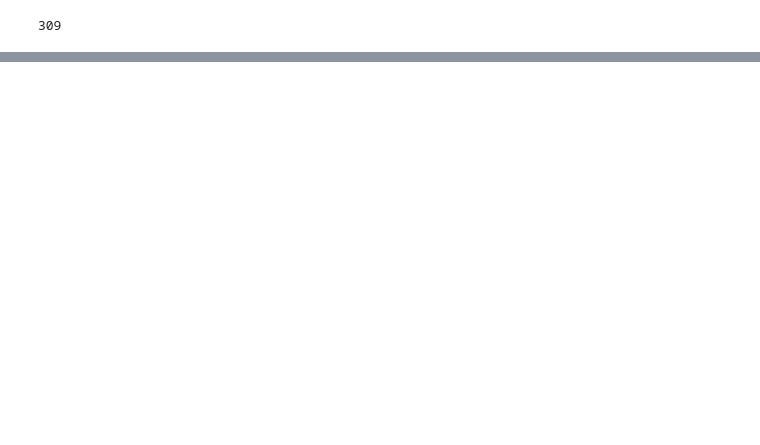
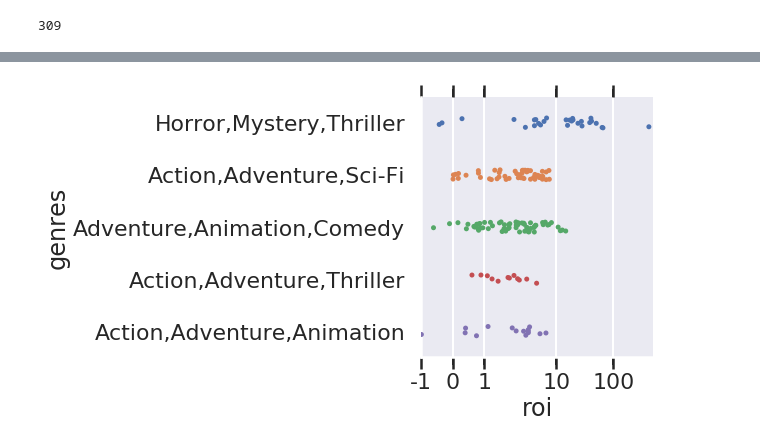
Before and after one commit to Mcllstr/ds-project-1-movie-analysis, a Jupyter notebook: notebook_final.ipynb, the cells around one changed output, grey strips where cells are left out. Cells and saved outputs as stored; diff of their text form; code cells hidden in the pictures; blank space fills up the shorter version.

```diff
--- a/notebook_final.ipynb
+++ b/notebook_final.ipynb
@@ -489,0 +378,4 @@ plt.show()
+# %%
+#rank the genres by BtoR
+ranked_genres = list(bigsample_genres.sort_values('BtoR', ascending=False).index)
+ranked_genres
@@ -489,0 +454,4 @@ plt.show()
+# %%
+# Get a list of top 5 genres
+top5_genres = ranked_genres[:5]
+top5_genres
@@ -489,0 +464,8 @@ plt.show()
+# %%
+i_top = []
+for i, element in enumerate(bigsample_movies['genres']):
+    if element in top5_genres:
+        i_top.append(i)
+# %%
+top5_df = bigsample_movies.iloc[i_top, :]
+top5_df
@@ -490,2 +492,16 @@ plt.show()
+# %%
+fg = sns.catplot(data = top5_df, y='genres', x='roi', order=ranked_genres[0:5])
+fg.set(xscale='symlog')
+#fg.set_xlabel("ROI")
+#fg.set_ylabel('Top 5 Benefit-to-Risk Genres')
+#rect = Rectangle((-5,-1), 5, 100, color='red', alpha=.3)
+#ax.add_patch(rect)
+fg.set(xlim=(-1,500))
+plt.xticks(ticks=[-1,0,1,10,100],labels=['-1','0','1','10','100'])
+rcParams['figure.figsize'] = 14, 14
+
+plt.show()
+# %% [output]
+[figure, added]
 # %%
 top5_df[top5_df.genres=='Horror,Mystery,Thriller'].roi.sort_values(ascending=False)
```
Also changed, not shown: parts of 69 cells of this notebook.
